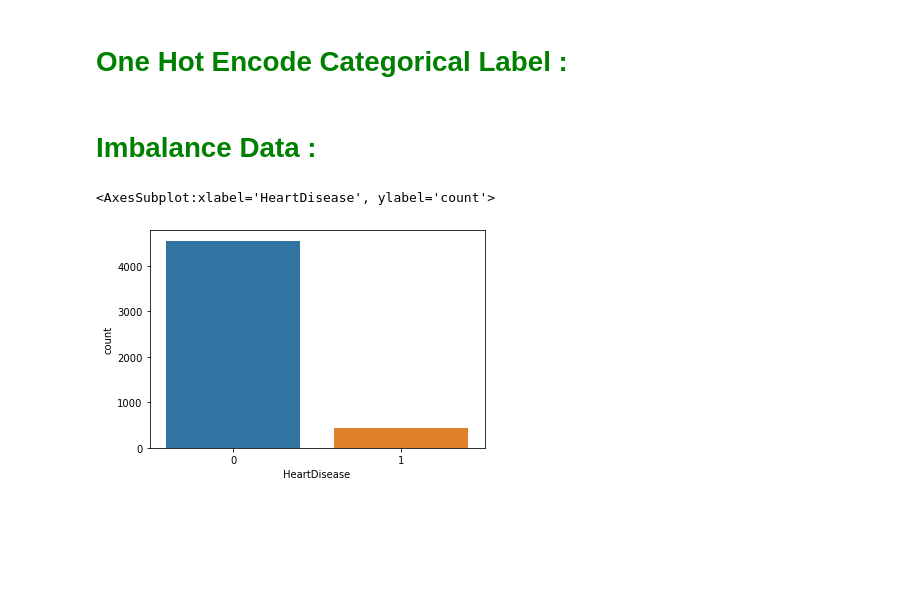
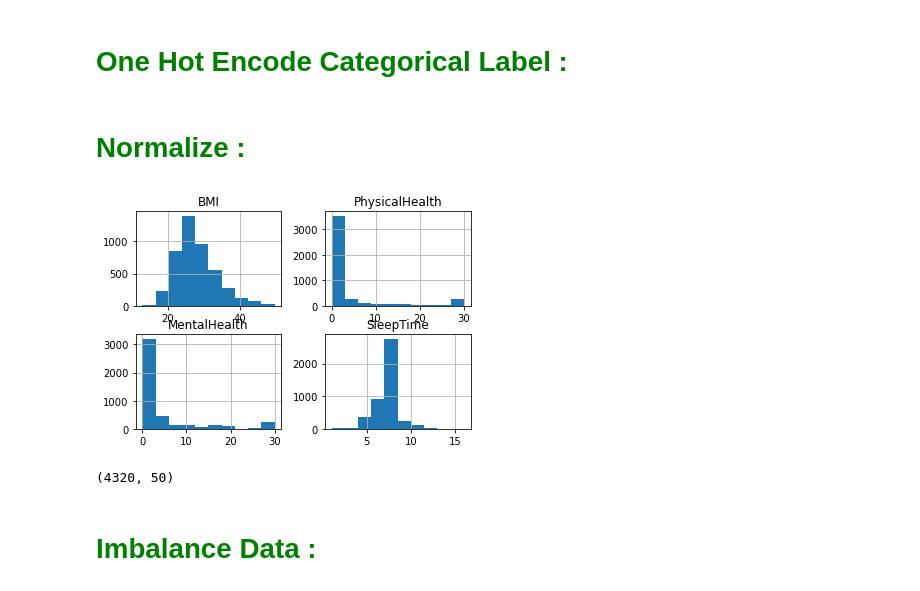
Before and after one commit to w74anheda/AI, a Jupyter notebook: app/Kaggle Projects/FAM/Heart.ipynb, the cells around one changed output. Cells and saved outputs as stored; diff of their text form; code cells hidden in the pictures; blank space fills up the shorter version.

```diff
--- a/app/Kaggle Projects/FAM/Heart.ipynb
+++ b/app/Kaggle Projects/FAM/Heart.ipynb
@@ -136,12 +47,0 @@ Name: AgeCategory, dtype: int64
-# %%
-_1 = X[X['AgeCategory']!='80 or older']['AgeCategory'].str.split('-').apply(
-    lambda x : (int(x[0])+int(x[1]))/2
-)
-_2 = X[X['AgeCategory']=='80 or older']['AgeCategory'].str.split(' or ').apply(
-    lambda x : 80
-)
-X.loc[_1.index,'AgeCategory'] = _1
-X.loc[_2.index,'AgeCategory'] = _2
-del _1,_2
-# %%
-X['AgeCategory'] = X['AgeCategory'].astype(np.int64)
@@ -589,0 +52,8 @@ X['SleepTime'].hist()
+# %%
+CatCols = [
+    'Smoking','AlcoholDrinking','Stroke','DiffWalking','Sex','Race','Diabetic',
+    'PhysicalActivity','GenHealth','Asthma','KidneyDisease','SkinCancer','AgeCategory'
+]
+NumCols = [
+    'BMI', 'PhysicalHealth', 'MentalHealth', 'SleepTime'
+]
@@ -689,3 +110,10 @@ Y_OHC = Y_label_encoder.fit_transform(Y)
 # %%
 NDF = pd.concat([X,Y],axis=1)
 NDF_OHC = pd.concat([X_OHC,pd.DataFrame(Y_OHC,columns=['HeartDisease'])],axis=1)
+# %% [markdown]
+ # <font color="Green">Normalize  :</font>
+# %%
+X_OHC[NumCols].hist()
+PLT.show()
+# %% [output]
+[figure, added]
@@ -692,9 +124,8 @@ NDF_OHC = pd.concat([X_OHC,pd.DataFrame(Y_OHC,columns=['HeartDisease'])],axis=1)
+# %%
+X_OHC_Norm.shape
+# %% [output]
+(4320, 50)
 # %% [markdown]
 # <font color="Green">Imbalance Data  :</font>
-# %%
-SB.countplot('HeartDisease',data=NDF_OHC)
-# %% [output]
-<AxesSubplot:xlabel='HeartDisease', ylabel='count'>
-[figure, removed]
 # %%
 from imblearn.over_sampling import SMOTE
```
Also changed, not shown: parts of 131 cells of this notebook, 4 other files.
